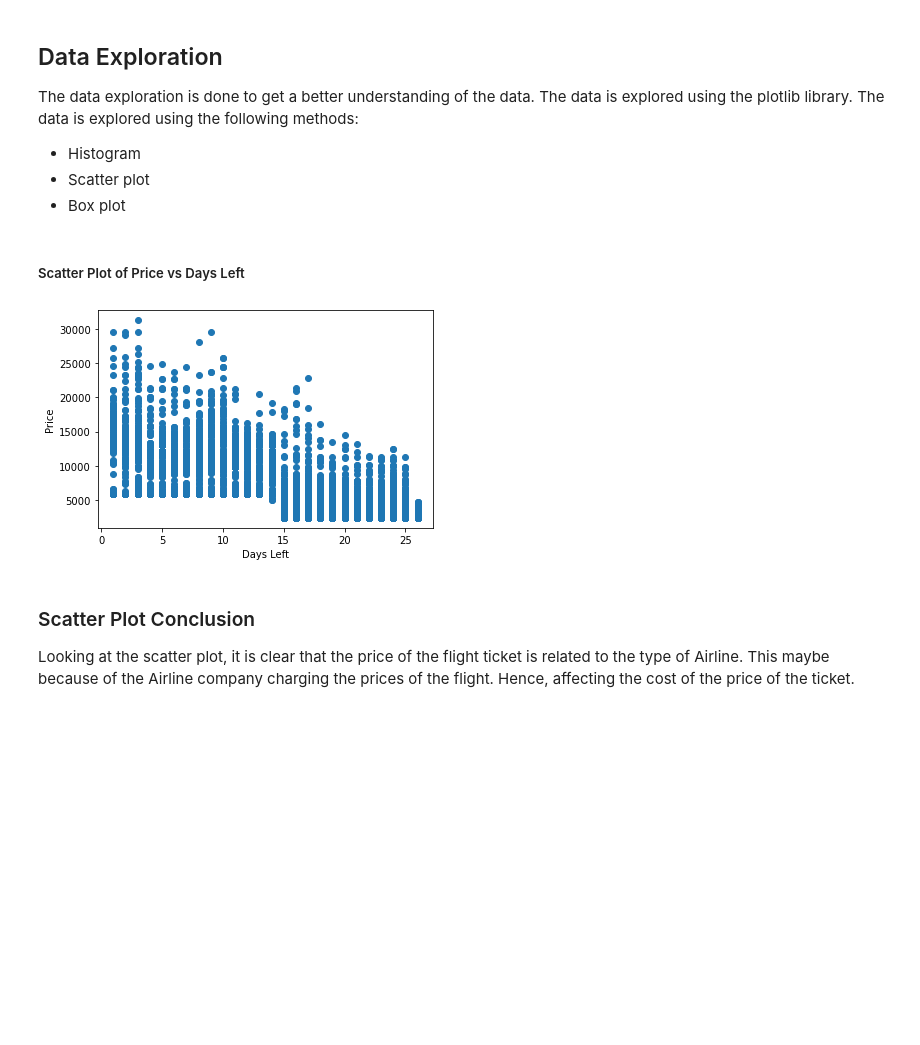
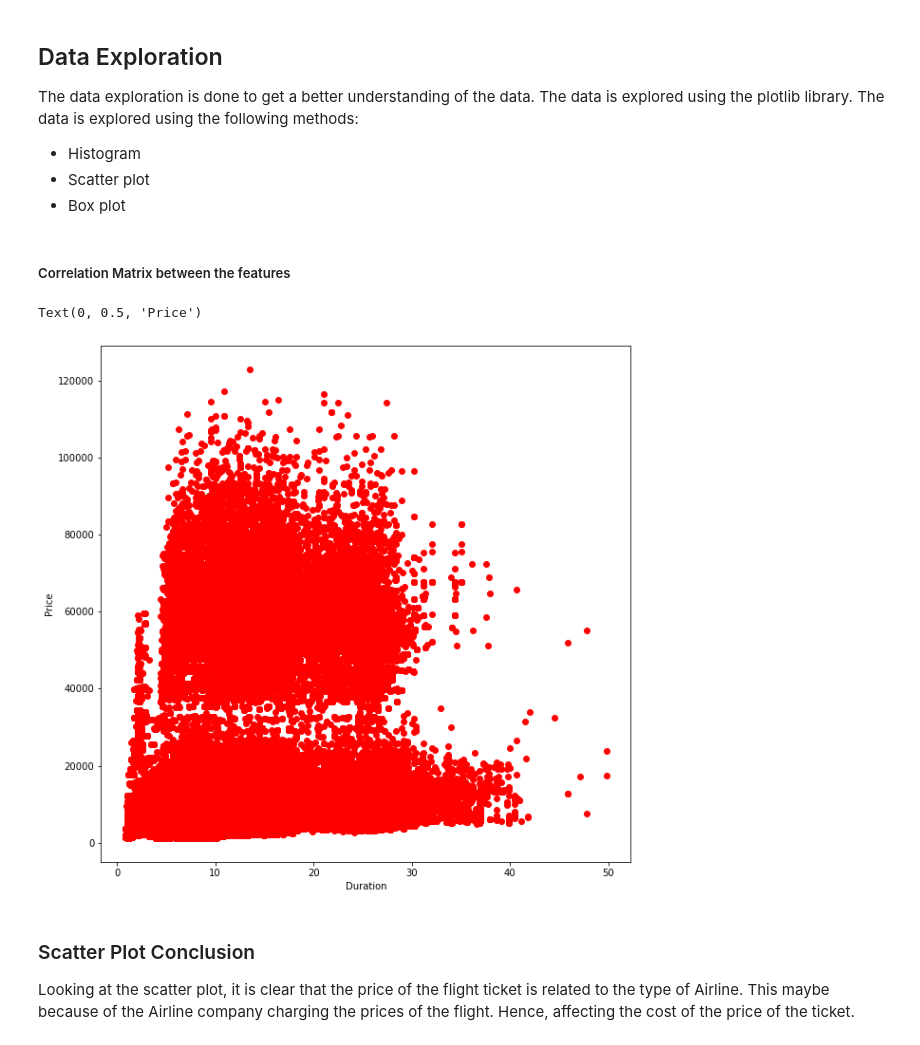
Before and after one commit to JIAWEI68/sch-work-jupiter, a Jupyter notebook: Project/Assignment.ipynb, the cells around one changed output. Saved outputs shown, nothing was run; the diff lists cells and outputs as text; code cells hidden in the pictures; blank space fills up the shorter version.

```diff
--- a/Project/Assignment.ipynb
+++ b/Project/Assignment.ipynb
@@ -127,16 +137,16 @@ The data exploration is done to get a better understanding of the data. The data
 - Histogram
 - Scatter plot
 - Box plot
-# %% [markdown]
-##### Scatter Plot of Price vs Days Left
-# %%
-#Creates a new column called 'price' and sets it to the value of the 'price' column
-plt.scatter(new_data['days_left'], new_data['price'])
-plt.xlabel('Days Left')
-plt.ylabel('Price')
-plt.show()
-# %% [output]
-[figure, removed]
+# %% [markdown]
+##### Correlation Matrix between the features
+# %%
+plt.figure(figsize=(10,10))
+plt.scatter(data['duration'], data['price'], c='red')
+plt.xlabel('Duration')
+plt.ylabel('Price')
+# %% [output]
+Text(0, 0.5, 'Price')
+[figure, added]
 # %% [markdown]
 ### Scatter Plot Conclusion
 Looking at the scatter plot, it is clear that the price of the flight ticket is related to the type of Airline. This maybe because of the Airline company charging the prices of the flight. Hence, affecting the cost of the price of the ticket.
```
Also changed, not shown: parts of 26 cells of this notebook, 1 other file.
